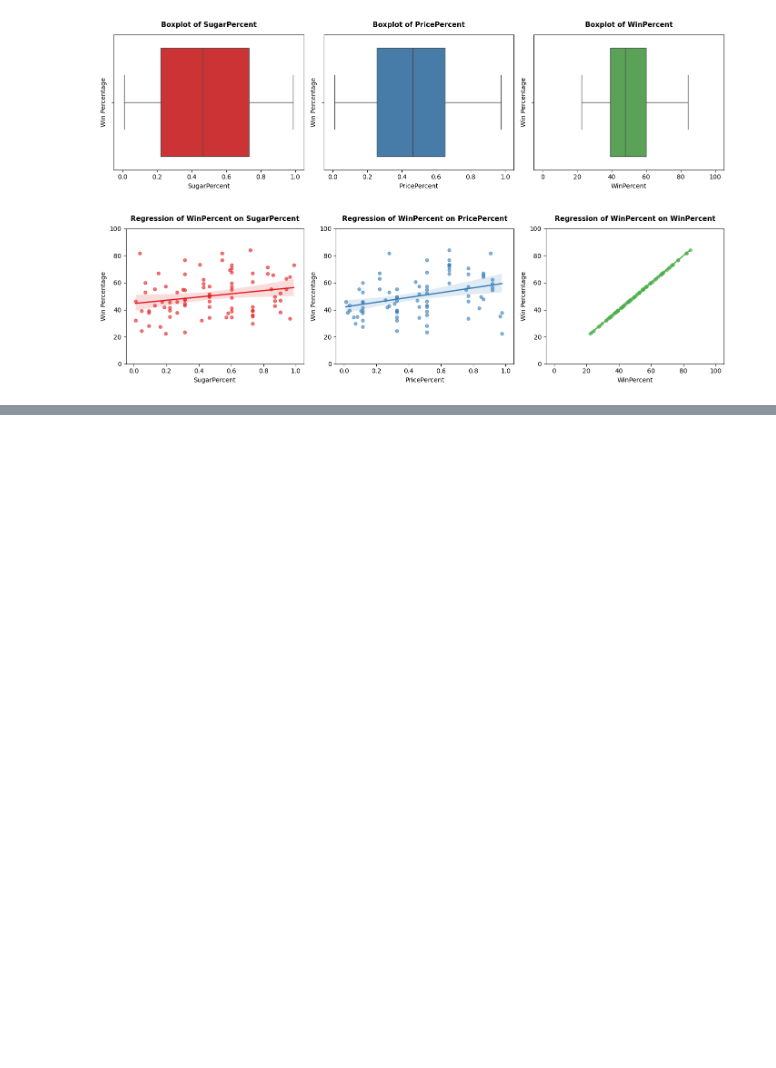
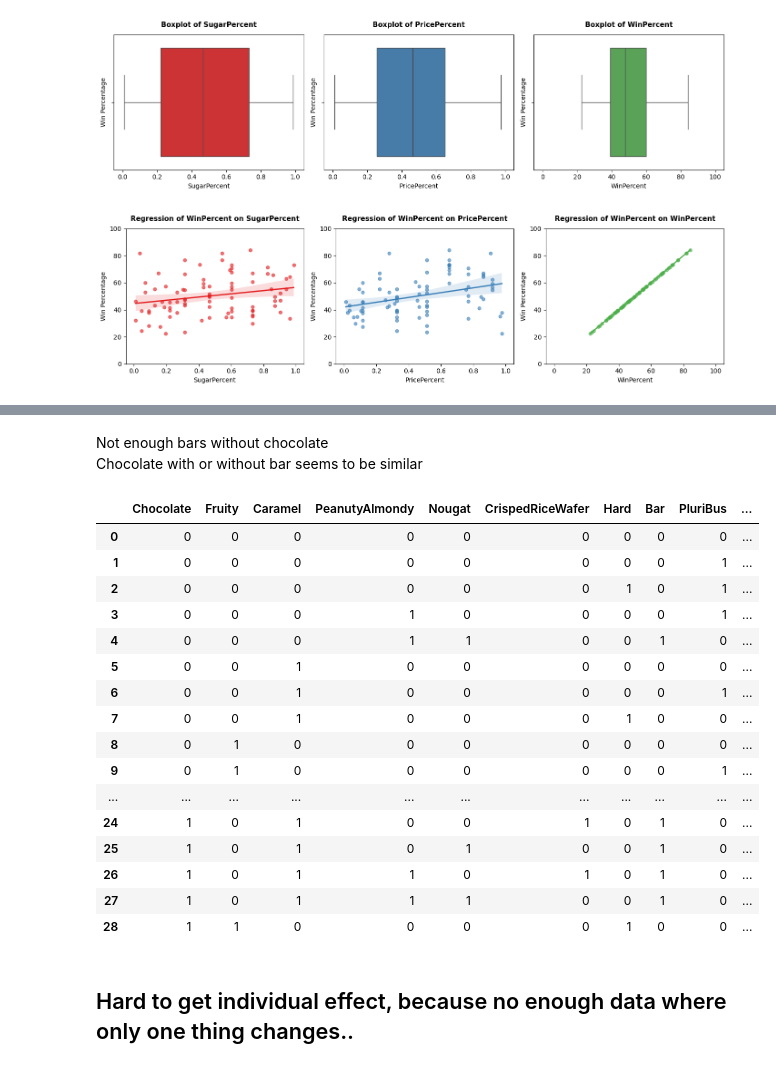
Before and after one commit to Sanchit2798/candy-case-study, a Jupyter notebook: notebooks/01_eda.ipynb, the cells around one changed output, grey strips where cells are left out. Saved outputs shown, nothing was run; the diff lists cells and outputs as text; code cells hidden in the pictures; blank space fills up the shorter version.

```diff
--- a/notebooks/01_eda.ipynb
+++ b/notebooks/01_eda.ipynb
@@ -128,0 +332,25 @@ swarm_grid(data, binary_columns, Target, labels_dict, colors_dict, max_cols=3, f
+# %% [markdown]
+Not enough bars without chocolate \
+Chocolate with or without bar seems to be similar
+# %%
+data.groupby(binary_columns).agg(Count=("WinPercent", "size"), MeanWinPercent=("WinPercent", "mean") ).reset_index()
+# %% [output]
+|  | Chocolate | Fruity | Caramel | PeanutyAlmondy | Nougat | CrispedRiceWafer | Hard | Bar | PluriBus | ... |
+| 0 | 0 | 0 | 0 | 0 | 0 | 0 | 0 | 0 | 0 | ... |
+| 1 | 0 | 0 | 0 | 0 | 0 | 0 | 0 | 0 | 1 | ... |
+| 2 | 0 | 0 | 0 | 0 | 0 | 0 | 1 | 0 | 1 | ... |
+| 3 | 0 | 0 | 0 | 1 | 0 | 0 | 0 | 0 | 1 | ... |
+| 4 | 0 | 0 | 0 | 1 | 1 | 0 | 0 | 1 | 0 | ... |
+| 5 | 0 | 0 | 1 | 0 | 0 | 0 | 0 | 0 | 0 | ... |
+| 6 | 0 | 0 | 1 | 0 | 0 | 0 | 0 | 0 | 1 | ... |
+| 7 | 0 | 0 | 1 | 0 | 0 | 0 | 1 | 0 | 0 | ... |
+| 8 | 0 | 1 | 0 | 0 | 0 | 0 | 0 | 0 | 0 | ... |
+| 9 | 0 | 1 | 0 | 0 | 0 | 0 | 0 | 0 | 1 | ... |
+| ... | ... | ... | ... | ... | ... | ... | ... | ... | ... | ... |
+| 24 | 1 | 0 | 1 | 0 | 0 | 1 | 0 | 1 | 0 | ... |
+| 25 | 1 | 0 | 1 | 0 | 1 | 0 | 0 | 1 | 0 | ... |
+| 26 | 1 | 0 | 1 | 1 | 0 | 1 | 0 | 1 | 0 | ... |
+| 27 | 1 | 0 | 1 | 1 | 1 | 0 | 0 | 1 | 0 | ... |
+| 28 | 1 | 1 | 0 | 0 | 0 | 0 | 1 | 0 | 0 | ... |
+# %% [markdown]
+## Hard to get individual effect, because no enough data where only one thing changes..
```
Also changed, not shown: parts of 37 cells of this notebook, 26 other files.
